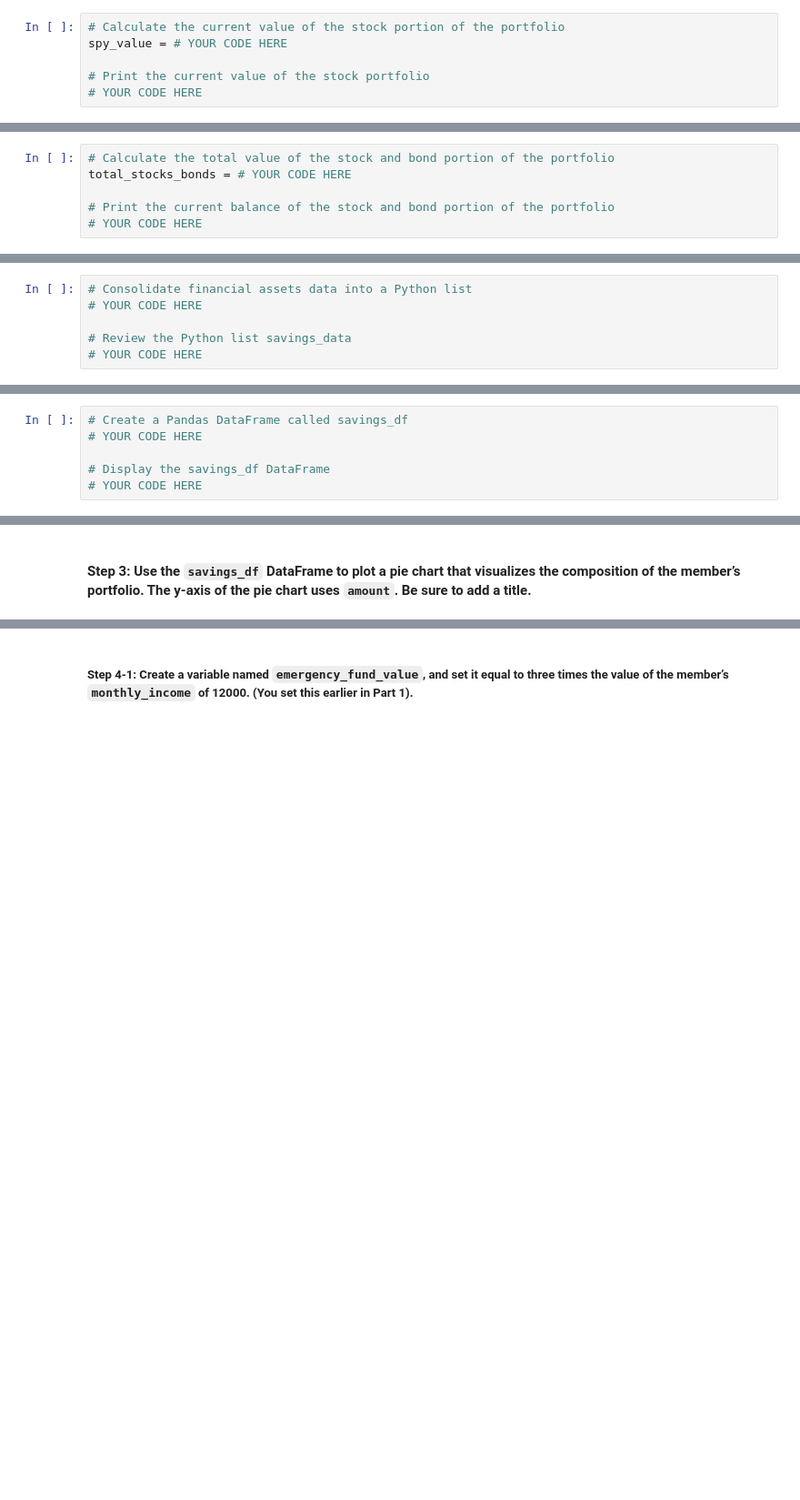
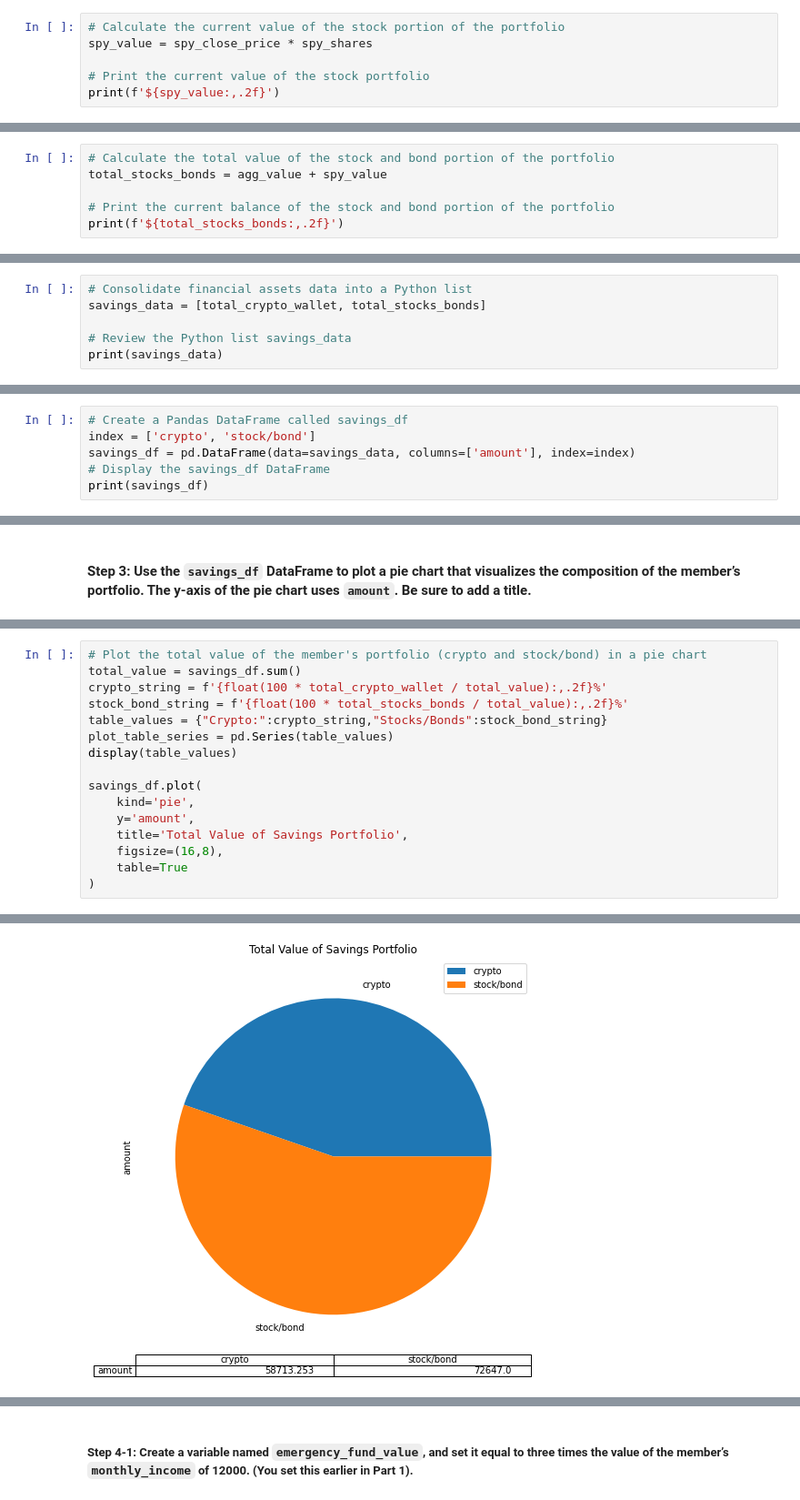
Before and after one commit to dev8125/Finanicial-Planner, a Jupyter notebook: Starter_Code-5/financial_planning_tools.ipynb, the cells around one changed output, grey strips where cells are left out. Shown at 91% size. Cells and saved outputs as stored; diff of their text form; blank space fills up the shorter version.

```diff
--- a/Starter_Code-5/financial_planning_tools.ipynb
+++ b/Starter_Code-5/financial_planning_tools.ipynb
@@ -250,6 +267,6 @@ agg_value = # YOUR CODE HERE
 # %%
 # Calculate the current value of the stock portion of the portfolio
-spy_value = # YOUR CODE HERE
+spy_value = spy_close_price * spy_shares
 
 # Print the current value of the stock portfolio
-# YOUR CODE HERE
+print(f'${spy_value:,.2f}')
@@ -256,6 +275,6 @@ spy_value = # YOUR CODE HERE
 # %%
 # Calculate the total value of the stock and bond portion of the portfolio
-total_stocks_bonds = # YOUR CODE HERE
+total_stocks_bonds = agg_value + spy_value
 
 # Print the current balance of the stock and bond portion of the portfolio
-# YOUR CODE HERE
+print(f'${total_stocks_bonds:,.2f}')
@@ -298,7 +321,7 @@ In this section, you’ll use the valuations for the cryptocurrency wallet and f
 #### Step 1: Create a Python list named `savings_data` that has two elements. The first element contains the total value of the cryptocurrency wallet. The second element contains the total value of the stock and bond portions of the portfolio.
 # %%
 # Consolidate financial assets data into a Python list
-# YOUR CODE HERE
+savings_data = [total_crypto_wallet, total_stocks_bonds]
 
 # Review the Python list savings_data
-# YOUR CODE HERE
+print(savings_data)
@@ -312,7 +337,7 @@ In this section, you’ll use the valuations for the cryptocurrency wallet and f
 - `index`: Set this parameter equal to a Python list with the values of `crypto` and `stock/bond`.
 # %%
 # Create a Pandas DataFrame called savings_df
-# YOUR CODE HERE
-
+index = ['crypto', 'stock/bond']
+savings_df = pd.DataFrame(data=savings_data, columns=['amount'], index=index)
 # Display the savings_df DataFrame
-# YOUR CODE HERE
+print(savings_df)
@@ -323,0 +350,17 @@ In this section, you’ll use the valuations for the cryptocurrency wallet and f
+# %%
+# Plot the total value of the member's portfolio (crypto and stock/bond) in a pie chart
+total_value = savings_df.sum()
+crypto_string = f'{float(100 * total_crypto_wallet / total_value):,.2f}%'
+stock_bond_string = f'{float(100 * total_stocks_bonds / total_value):,.2f}%'
+table_values = {"Crypto:":crypto_string,"Stocks/Bonds":stock_bond_string}
+plot_table_series = pd.Series(table_values)
+display(table_values)
+
+savings_df.plot(
+    kind='pie',
+    y='amount',
+    title='Total Value of Savings Portfolio',
+    figsize=(16,8),
+    table=True
+)
+# %% [output]
@@ -324,3 +369,4 @@ In this section, you’ll use the valuations for the cryptocurrency wallet and f
+[figure, added]
 # %% [markdown]
 #### Step 4: Using Python, determine if the current portfolio has enough to create an emergency fund as part of the member’s financial plan. Ideally, an emergency fund should equal to three times the member’s monthly income. To do this, implement the following steps:
 
```
Also changed, not shown: parts of 42 cells of this notebook, 1 other file.
